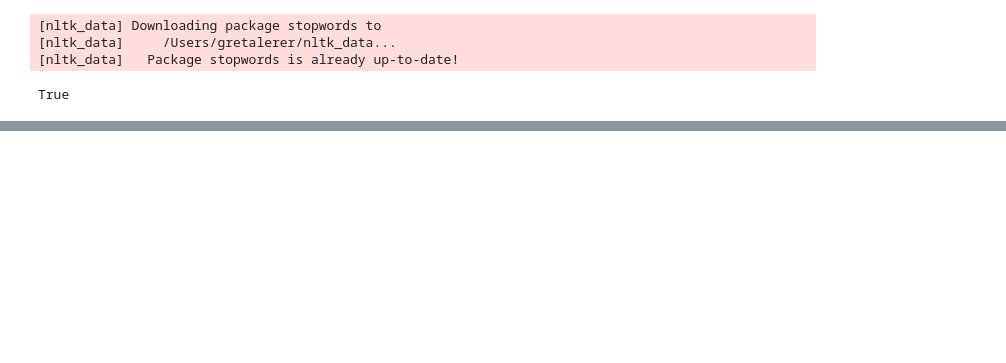
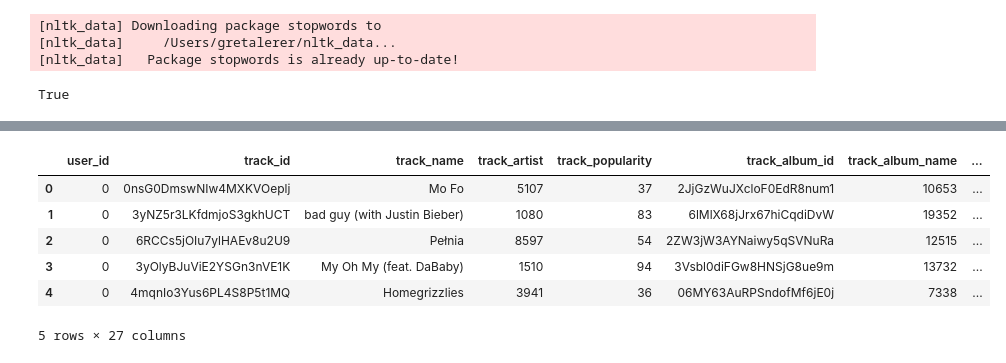
Before and after one commit to riwanahas/runreco, a Jupyter notebook: spotify_reco/models/user_profiles.ipynb, the cells around one changed output, grey strips where cells are left out. Drawn from its saved outputs; the diff is of its cells as text; code cells hidden in the pictures; blank space fills up the shorter version.

```diff
--- a/spotify_reco/models/user_profiles.ipynb
+++ b/spotify_reco/models/user_profiles.ipynb
@@ -18,0 +28,10 @@ FileNotFoundError: [Errno 2] No such file or directory: 'user_song_df.csv'
+# %%
+df.head()
+# %% [output]
+|  | user_id | track_id | track_name | track_artist | track_popularity | track_album_id | track_album_name | ... |
+| 0 | 0 | 0nsG0DmswNIw4MXKVOeplj | Mo Fo | 5107 | 37 | 2JjGzWuJXcloF0EdR8num1 | 10653 | ... |
+| 1 | 0 | 3yNZ5r3LKfdmjoS3gkhUCT | bad guy (with Justin Bieber) | 1080 | 83 | 6lMlX68jJrx67hiCqdiDvW | 19352 | ... |
+| 2 | 0 | 6RCCs5jOIu7ylHAEv8u2U9 | Pełnia | 8597 | 54 | 2ZW3jW3AYNaiwy5qSVNuRa | 12515 | ... |
+| 3 | 0 | 3yOlyBJuViE2YSGn3nVE1K | My Oh My (feat. DaBaby) | 1510 | 94 | 3Vsbl0diFGw8HNSjG8ue9m | 13732 | ... |
+| 4 | 0 | 4mqnIo3Yus6PL4S8P5t1MQ | Homegrizzlies | 3941 | 36 | 06MY63AuRPSndofMf6jE0j | 7338 | ... |
+5 rows × 27 columns
```
Also changed, not shown: parts of 7 cells of this notebook.
